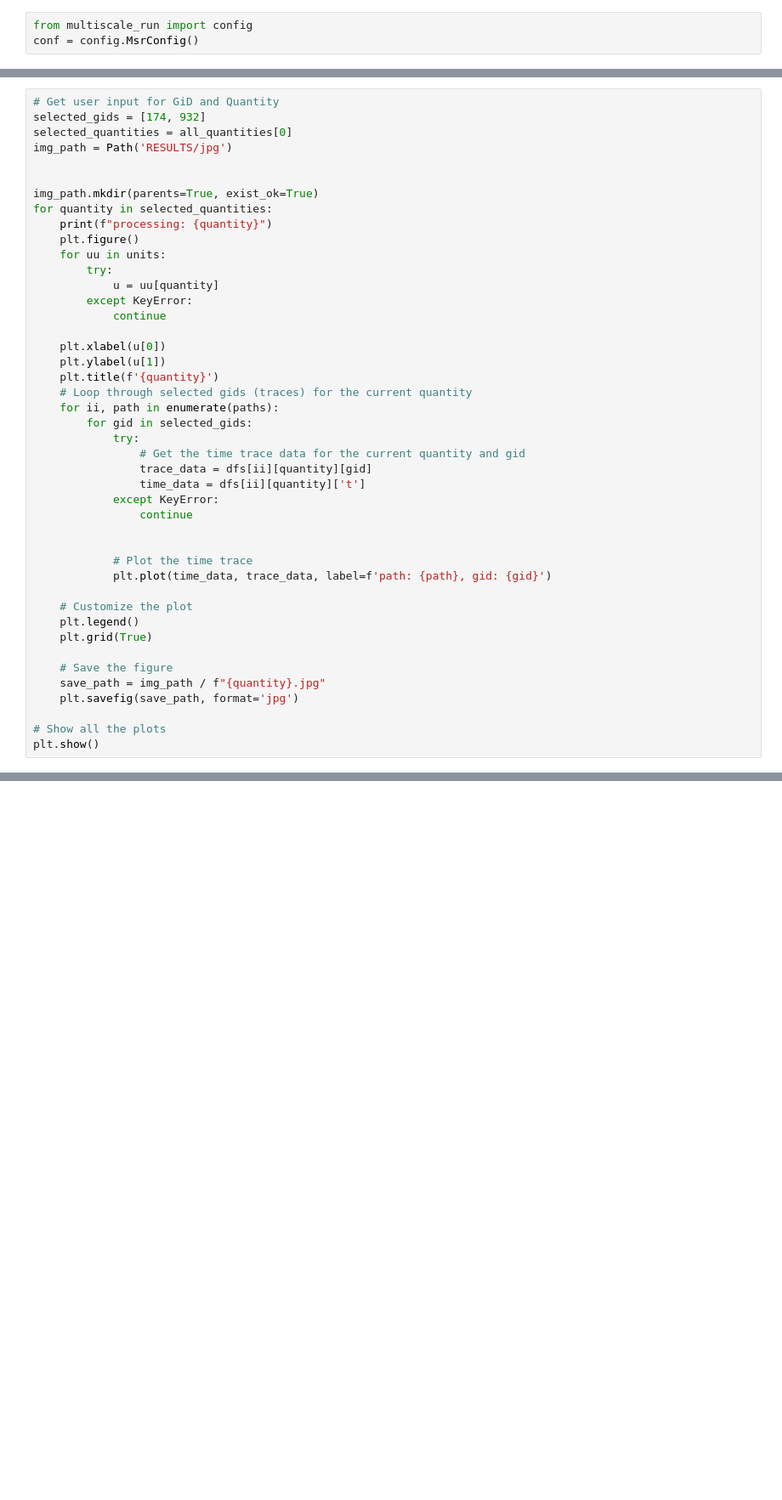
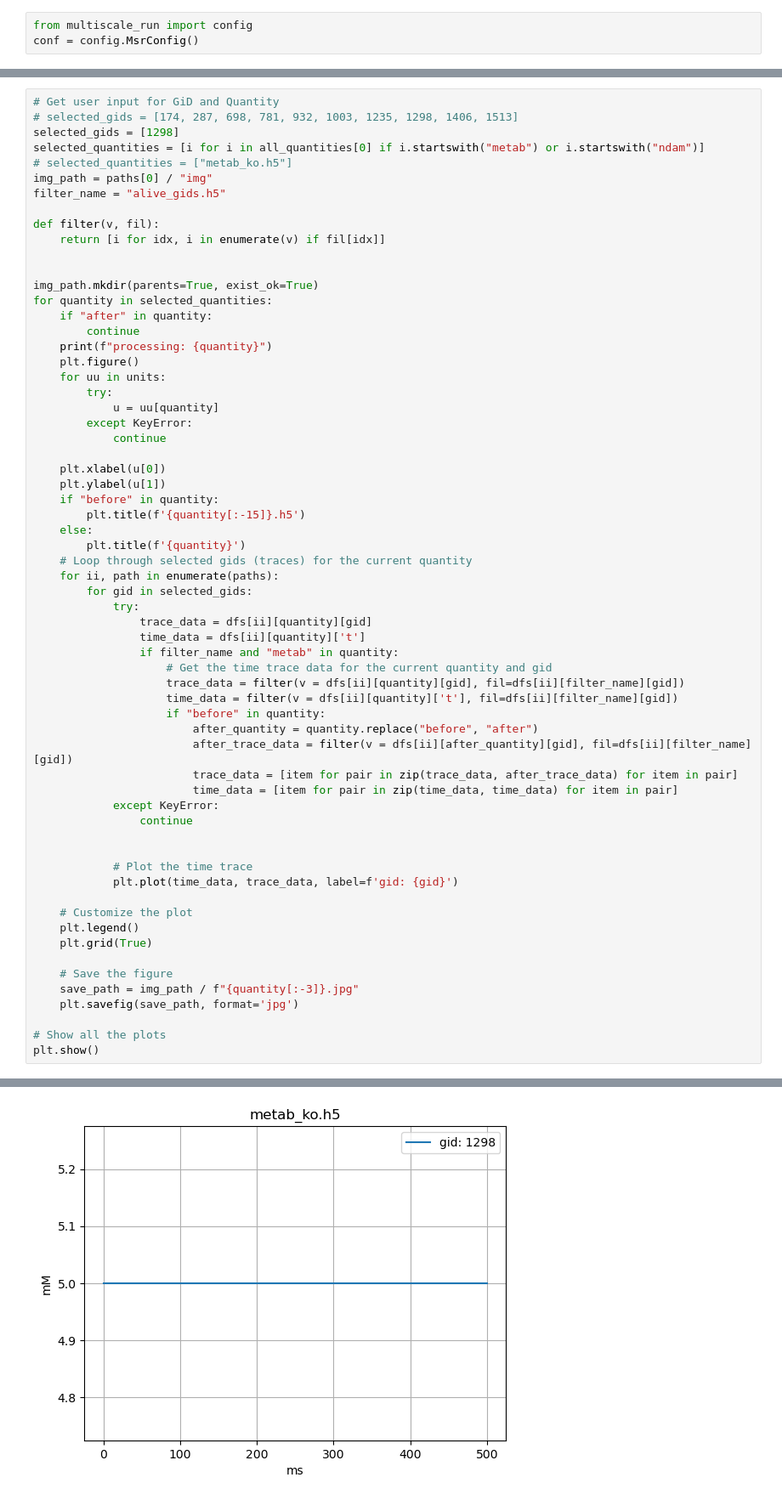
Before and after one commit to BlueBrain/MultiscaleRun, a Jupyter notebook: multiscale_run/data/postproc.ipynb, the cells around one changed output, grey strips where cells are left out. Shown at 85% size. Cells and saved outputs as stored; diff of their text form; blank space fills up the shorter version.

```diff
--- a/multiscale_run/data/postproc.ipynb
+++ b/multiscale_run/data/postproc.ipynb
@@ -36,12 +71,20 @@ for path, gids, q in zip(paths, all_gids, all_quantities):
 # %%
 # Get user input for GiD and Quantity
-selected_gids = [174, 932]
-selected_quantities = all_quantities[0]
-img_path = Path('RESULTS/jpg')
+# selected_gids = [174, 287, 698, 781, 932, 1003, 1235, 1298, 1406, 1513]
+selected_gids = [1298]
+selected_quantities = [i for i in all_quantities[0] if i.startswith("metab") or i.startswith("ndam")]
+# selected_quantities = ["metab_ko.h5"]
+img_path = paths[0] / "img"
+filter_name = "alive_gids.h5"
+
+def filter(v, fil):
+    return [i for idx, i in enumerate(v) if fil[idx]]
 
 
 img_path.mkdir(parents=True, exist_ok=True)
 for quantity in selected_quantities:
+    if "after" in quantity:
+        continue
     print(f"processing: {quantity}")
     plt.figure()
     for uu in units:
@@ -52,28 +95,40 @@ for quantity in selected_quantities:
 
     plt.xlabel(u[0])
     plt.ylabel(u[1])
-    plt.title(f'{quantity}')
+    if "before" in quantity:
+        plt.title(f'{quantity[:-15]}.h5')
+    else:
+        plt.title(f'{quantity}')
     # Loop through selected gids (traces) for the current quantity
     for ii, path in enumerate(paths):
         for gid in selected_gids:
             try:
-                # Get the time trace data for the current quantity and gid
                 trace_data = dfs[ii][quantity][gid]
                 time_data = dfs[ii][quantity]['t']
+                if filter_name and "metab" in quantity:
+                    # Get the time trace data for the current quantity and gid
+                    trace_data = filter(v = dfs[ii][quantity][gid], fil=dfs[ii][filter_name][gid])
+                    time_data = filter(v = dfs[ii][quantity]['t'], fil=dfs[ii][filter_name][gid])
+                    if "before" in quantity:
+                        after_quantity = quantity.replace("before", "after")
+                        after_trace_data = filter(v = dfs[ii][after_quantity][gid], fil=dfs[ii][filter_name][gid])
+                        trace_data = [item for pair in zip(trace_data, after_trace_data) for item in pair]
+                        time_data = [item for pair in zip(time_data, time_data) for item in pair]
             except KeyError:
                 continue
 
 
             # Plot the time trace
-            plt.plot(time_data, trace_data, label=f'path: {path}, gid: {gid}')
+            plt.plot(time_data, trace_data, label=f'gid: {gid}')
 
     # Customize the plot
     plt.legend()
     plt.grid(True)
 
     # Save the figure
-    save_path = img_path / f"{quantity}.jpg"
+    save_path = img_path / f"{quantity[:-3]}.jpg"
     plt.savefig(save_path, format='jpg')
 
 # Show all the plots
 plt.show()
+# %% [output]
@@ -79,0 +151 @@ plt.show()
+[figure, added]
```
Also changed, not shown: parts of 3 cells of this notebook, 44 other files.
